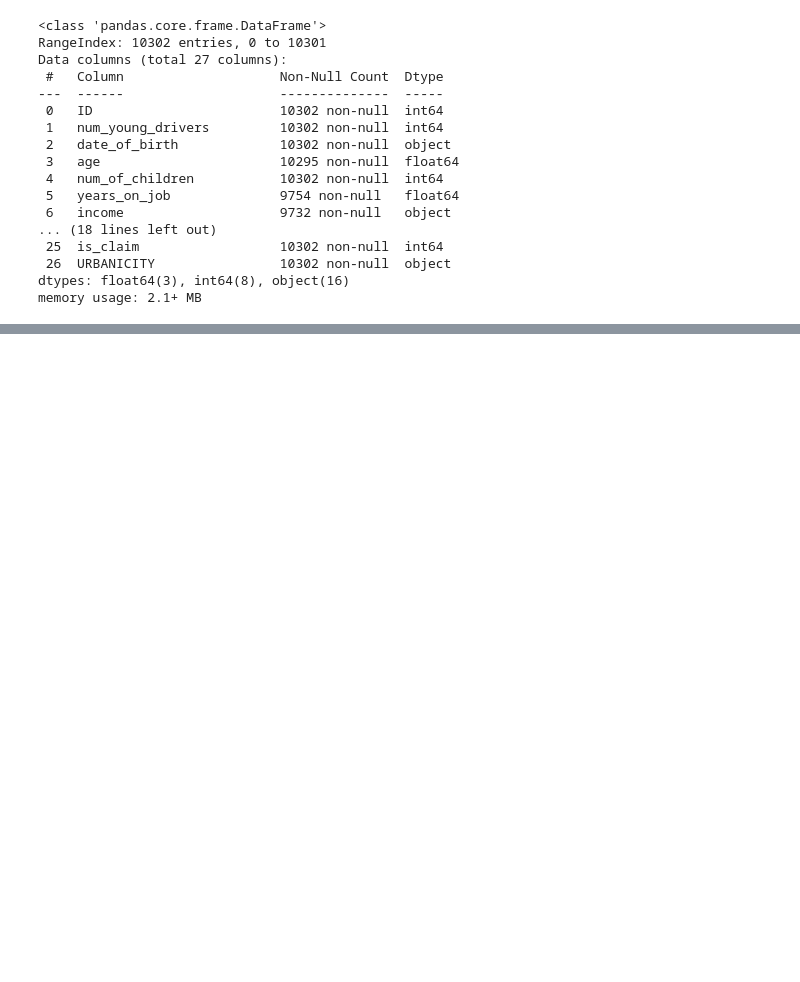
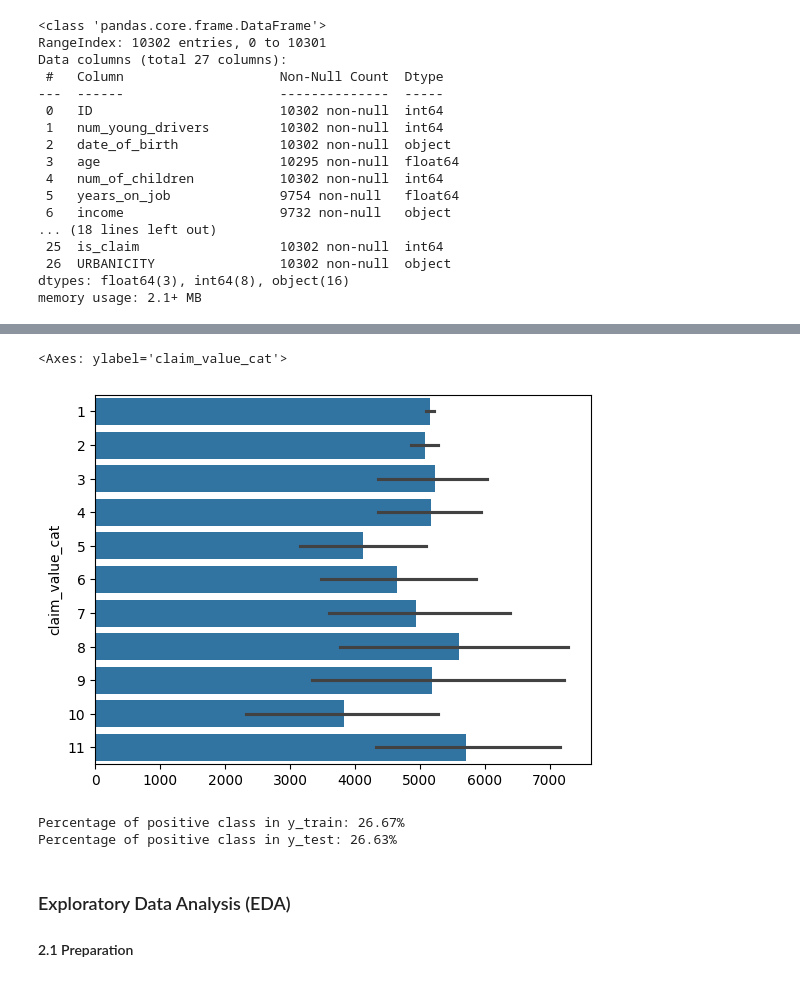
Before and after one commit to elite789/CarInsuranceProject, a Jupyter notebook: main.ipynb, the cells around one changed output, grey strips where cells are left out. Drawn from its saved outputs; the diff is of its cells as text; code cells hidden in the pictures; blank space fills up the shorter version.

```diff
--- a/main.ipynb
+++ b/main.ipynb
@@ -104,0 +193,13 @@ memory usage: 2.1+ MB
+# %%
+#define bins
+bins = [0, 5000, 10000, 15000, 20000, 25000, 30000, 35000, 40000, 45000, 50000, np.inf]
+
+#define bin labels
+labels = np.arange(1, 12)
+
+data_df['claim_value_cat'] = pd.cut(data_df['new_claim_value'], bins=bins, labels=labels, right=False)
+
+sns.barplot(data_df['claim_value_cat'])
+# %% [output]
+<Axes: ylabel='claim_value_cat'>
+[figure, added]
@@ -104,0 +217,10 @@ memory usage: 2.1+ MB
+# %%
+#Check positive/negative class ratio for y_train and y_test
+train_ratio = round((y_train.sum()/len(y_train)*100), 2)
+test_ratio = round((y_test.sum()/len(y_test)*100), 2)
+
+print(f"Percentage of positive class in y_train: {train_ratio}%")
+print(f"Percentage of positive class in y_test: {test_ratio}%")
+# %% [output]
+Percentage of positive class in y_train: 26.67%
+Percentage of positive class in y_test: 26.63%
@@ -104,0 +231,4 @@ memory usage: 2.1+ MB
+# %% [markdown]
+### Exploratory Data Analysis (EDA)
+
+#### 2.1 Preparation
```
Also changed, not shown: parts of 100 cells of this notebook, 4 other files.
